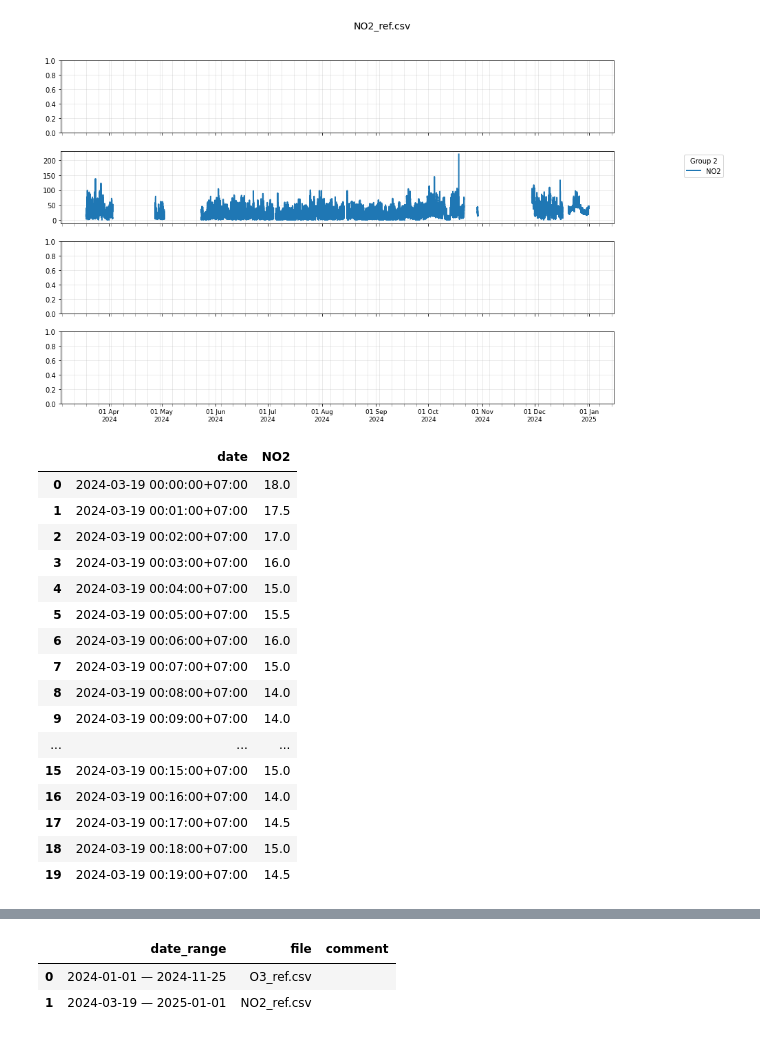
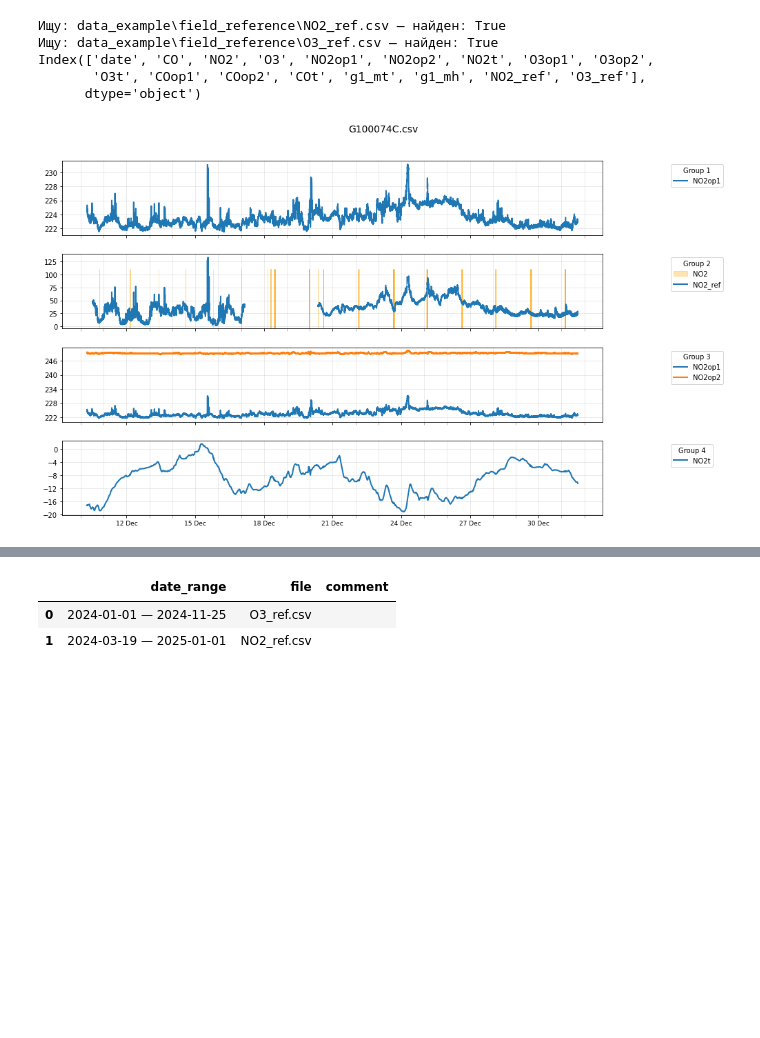
Before and after one commit to Afelgui/CityAir, a Jupyter notebook: cityair_data.ipynb, the cells around one changed output, grey strips where cells are left out. Cells and saved outputs as stored; diff of their text form; code cells hidden in the pictures; blank space fills up the shorter version.

```diff
--- a/cityair_data.ipynb
+++ b/cityair_data.ipynb
@@ -270,15 +294,15 @@ try:
     # filename ='G10006DB.csv'  присутсвуют длит. периоды без данных
     # filename ='G10009DB.csv'  много дрифтов
 
-    df, types = read_data(path, filename=filename, delete_nans=False, verbose=False, add_stat = False, std_thr=0.5, window=5)
+    df, types = read_data(path, filename=filename, delete_nans=False, verbose=False, add_reference=True, add_stat = False, std_thr=0.5, window=5)
     start_date = df['date'].min()
     end_date = df['date'].max()
-    # start_date = '2024-04-10 13:25:00'
+    start_date = '2024-12-10 13:25:00'
     # end_date =  '2024-05-28 17:25:00'
 
     # df['date'] = pd.to_datetime(df['date'])
     df['date'] = pd.to_datetime(df['date'])
-    freq = 'T'  # или 'H'
+    freq = 'min'  # или 'H'
     full_range = pd.date_range(df['date'].min(), df['date'].max(), freq=freq)
     df = df.set_index('date').reindex(full_range).rename_axis('date').reset_index()
 
@@ -305,6 +329,8 @@ try:
     cols_4 = []
 
     gases = ['NO2', 'CO', 'O3', 'SO2', 'H2S']
+    gases = ['NO2']
+
     # gases = [ 'CO', 'O3', 'SO2', 'H2S']
 
     # gases = ['NO2', 'O3', 'SO2', 'H2S']
@@ -317,52 +343,42 @@ try:
         if gas in df.columns:
             cols_2.append(gas)
         if f'{gas}t' in df.columns:
             cols_4.append(f'{gas}t')
     if 'g2_mh' in df.columns:
         cols_3.append('g2_mh')
     if 'g2_mt' in df.columns:
         cols_3.append('g2_mt')
     if 'g1_mh' in df.columns:
         cols_3.append('g1_mh')
     if 'g1_mt' in df.columns:
         cols_3.append('g1_mt')
     if 'stat' in df.columns:
         cols_4.append('stat')
 
     cols_3 = ['NO2op1','NO2op2','MH']
 
+    cols_2 += [col for col in ['NO2_ref', 'O3_ref'] if col in df.columns]
+
 
     plot_data(
         df,
         filename=filename,
         plot_blocks=[cols_1,cols_2,cols_3,cols_4],
         start_date=start_date,
         end_date=end_date
     )
 
-    display(df[:20])
+    # display(df[:20])
 
 except StopIteration:
     print("Все файлы просмотрены!")
 # %% [output]
+Ищу: data_example\field_reference\NO2_ref.csv — найден: True
+Ищу: data_example\field_reference\O3_ref.csv — найден: True
+Index(['date', 'CO', 'NO2', 'O3', 'NO2op1', 'NO2op2', 'NO2t', 'O3op1', 'O3op2',
+       'O3t', 'COop1', 'COop2', 'COt', 'g1_mt', 'g1_mh', 'NO2_ref', 'O3_ref'],
+      dtype='object')
-[figure, old version]
+[figure, new version]
-|  | date | NO2 |
-| 0 | 2024-03-19 00:00:00+07:00 | 18.0 |
-| 1 | 2024-03-19 00:01:00+07:00 | 17.5 |
-| 2 | 2024-03-19 00:02:00+07:00 | 17.0 |
-| 3 | 2024-03-19 00:03:00+07:00 | 16.0 |
-| 4 | 2024-03-19 00:04:00+07:00 | 15.0 |
-| 5 | 2024-03-19 00:05:00+07:00 | 15.5 |
-| 6 | 2024-03-19 00:06:00+07:00 | 16.0 |
-| 7 | 2024-03-19 00:07:00+07:00 | 15.0 |
-| 8 | 2024-03-19 00:08:00+07:00 | 14.0 |
-| 9 | 2024-03-19 00:09:00+07:00 | 14.0 |
-| ... | ... | ... |
-| 15 | 2024-03-19 00:15:00+07:00 | 15.0 |
-| 16 | 2024-03-19 00:16:00+07:00 | 14.0 |
-| 17 | 2024-03-19 00:17:00+07:00 | 14.5 |
-| 18 | 2024-03-19 00:18:00+07:00 | 15.0 |
-| 19 | 2024-03-19 00:19:00+07:00 | 14.5 |
 # %%
 cols_2
 # %% [output]
```
Also changed, not shown: parts of 4 cells of this notebook, 6 other files.
